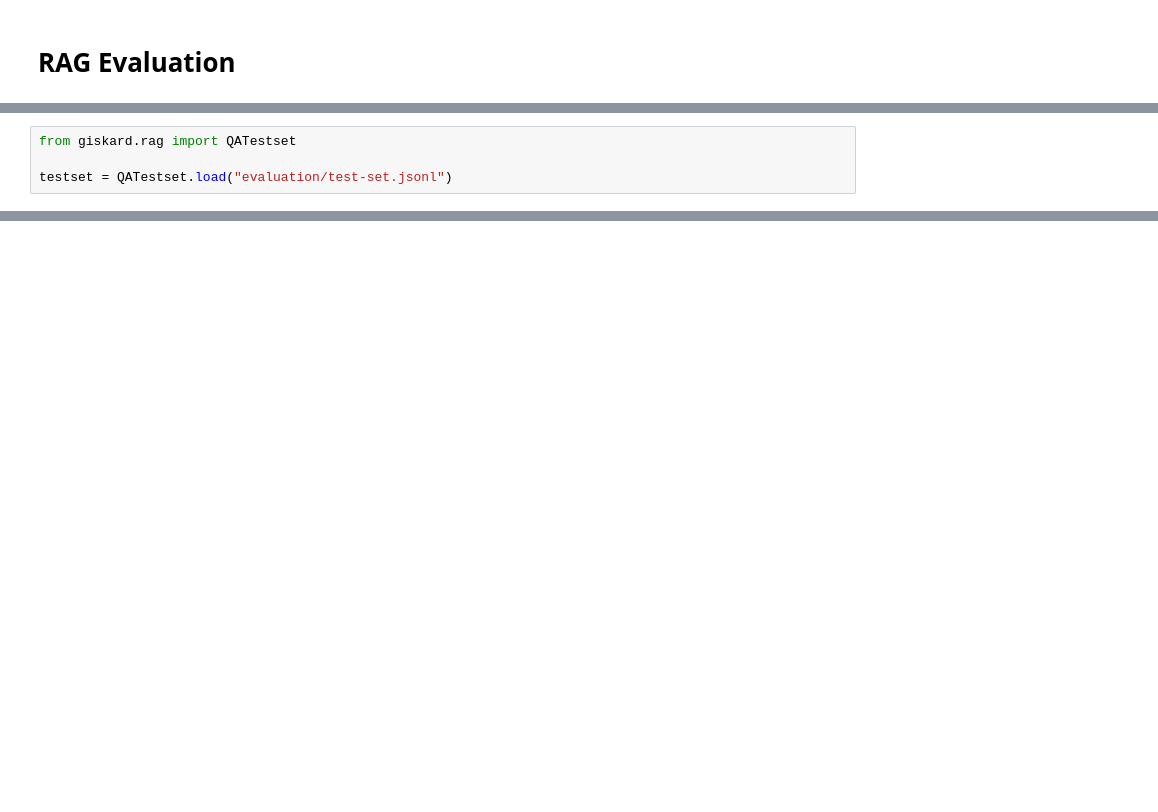
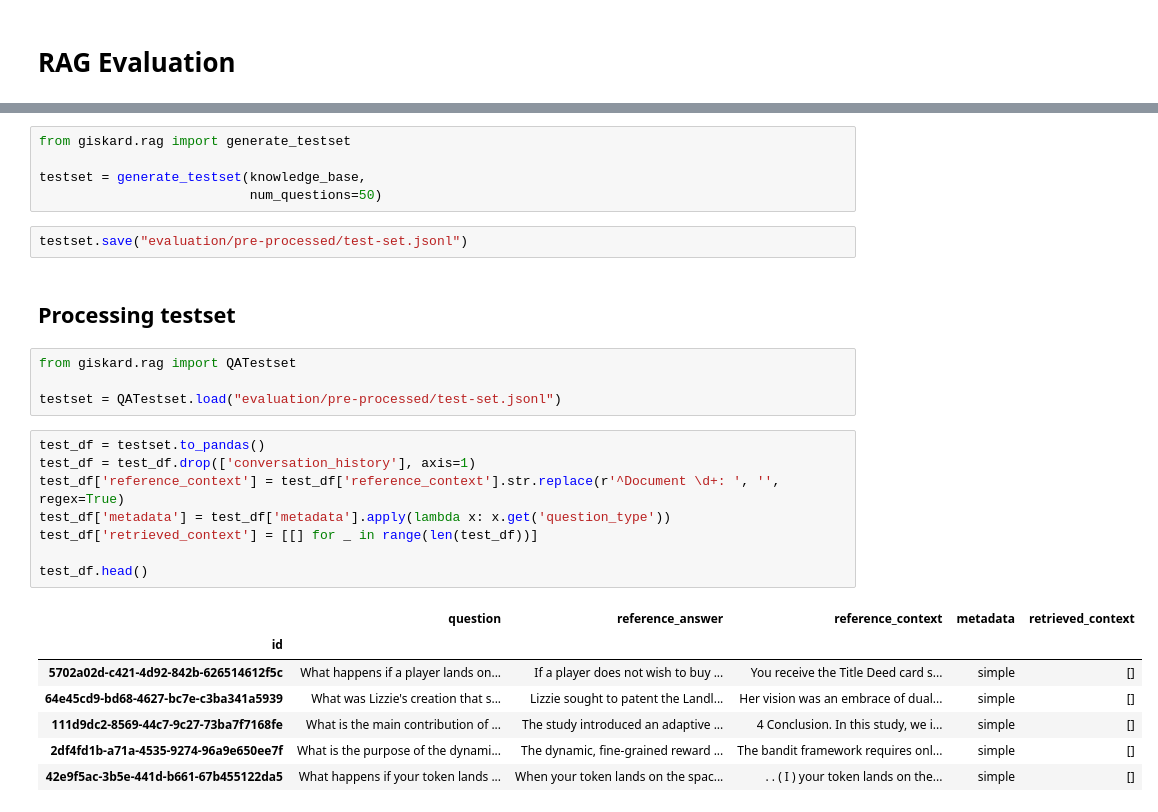
Before and after one commit to WiktorPodwin/rag-bot, a Jupyter notebook: src/evaluate.ipynb, the cells around one changed output, grey strips where cells are left out. Saved outputs shown, nothing was run; the diff lists cells and outputs as text; blank space fills up the shorter version.

```diff
--- a/src/evaluate.ipynb
+++ b/src/evaluate.ipynb
@@ -192,4 +2,0 @@ def answer_query_function(question):
-# %%
-from giskard.rag import QATestset
-
-testset = QATestset.load("evaluation/test-set.jsonl")
@@ -229,0 +31,29 @@ NameError: name 'report' is not defined
+# %%
+from giskard.rag import generate_testset
+
+testset = generate_testset(knowledge_base,
+                           num_questions=50)
+# %%
+testset.save("evaluation/pre-processed/test-set.jsonl")
+# %% [markdown]
+## Processing testset
+# %%
+from giskard.rag import QATestset
+
+testset = QATestset.load("evaluation/pre-processed/test-set.jsonl")
+# %%
+test_df = testset.to_pandas()
+test_df = test_df.drop(['conversation_history'], axis=1)
+test_df['reference_context'] = test_df['reference_context'].str.replace(r'^Document \d+: ', '', regex=True)
+test_df['metadata'] = test_df['metadata'].apply(lambda x: x.get('question_type'))
+test_df['retrieved_context'] = [[] for _ in range(len(test_df))]
+
+test_df.head()
+# %% [output]
+|  | question | reference_answer | reference_context | metadata | retrieved_context |
+| id |  |  |  |  |  |
+| 5702a02d-c421-4d92-842b-626514612f5c | What happens if a player lands on... | If a player does not wish to buy ... | You receive the Title Deed card s... | simple | [] |
+| 64e45cd9-bd68-4627-bc7e-c3ba341a5939 | What was Lizzie's creation that s... | Lizzie sought to patent the Landl... | Her vision was an embrace of dual... | simple | [] |
+| 111d9dc2-8569-44c7-9c27-73ba7f7168fe | What is the main contribution of ... | The study introduced an adaptive ... | 4 Conclusion. In this study, we i... | simple | [] |
+| 2df4fd1b-a71a-4535-9274-96a9e650ee7f | What is the purpose of the dynami... | The dynamic, fine-grained reward ... | The bandit framework requires onl... | simple | [] |
+| 42e9f5ac-3b5e-441d-b661-67b455122da5 | What happens if your token lands ... | When your token lands on the spac... | . . ( I ) your token lands on the... | simple | [] |
```
Also changed, not shown: parts of 36 cells of this notebook, 15 other files.
